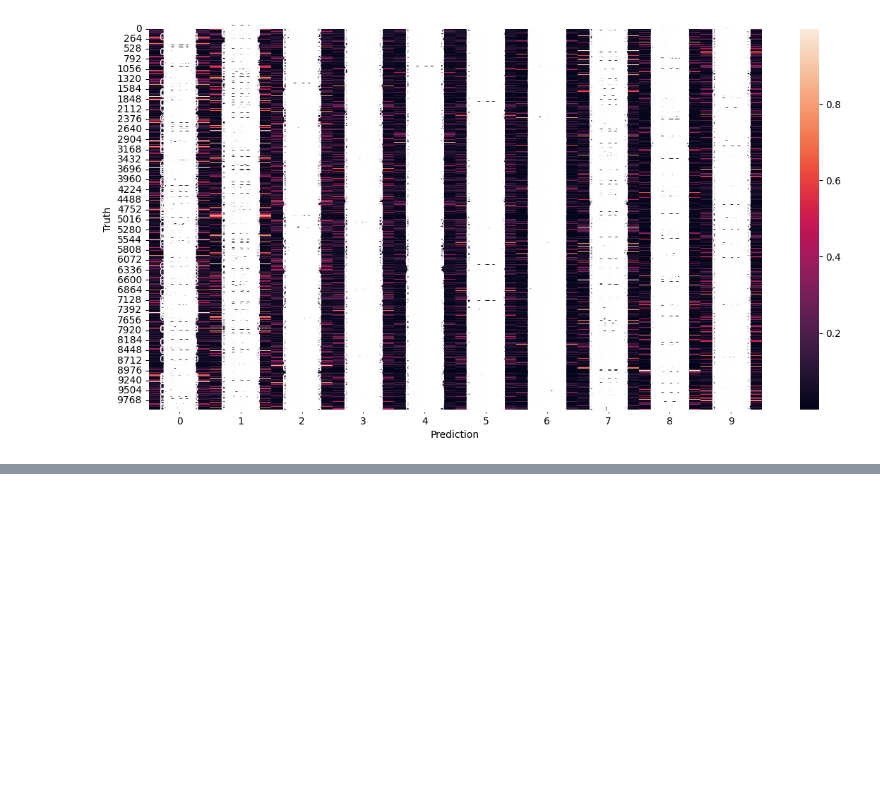
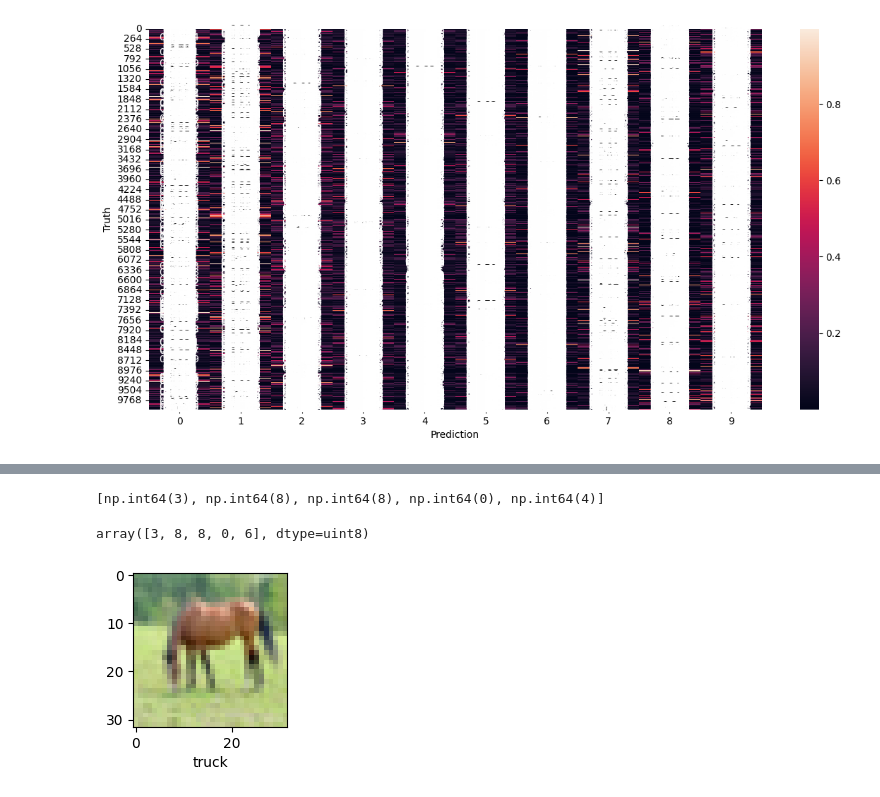
Before and after one commit to dilancodecircle-star/ML-projects-, a Jupyter notebook: image classification.ipynb, the cells around one changed output, grey strips where cells are left out. Saved outputs shown, nothing was run; the diff lists cells and outputs as text; code cells hidden in the pictures; blank space fills up the shorter version.

Commit message:
get output by usng test data

```diff
--- a/image classification.ipynb
+++ b/image classification.ipynb
@@ -22,7 +22,7 @@ y_train = y_train.reshape(-1)
 # %%
 y_test = y_test.reshape(-1)
 # %%
-classes = ['airplane' , 'automobile' , 'bird' , 'cat' , 'deer' , 'dog' , 'frog' , 'truck']
+classes = ['airplane' , 'automobile' , 'bird' , 'cat' , 'deer' , 'dog' , 'frog' , 'truck' , 'man' , 'woman' , 'rock']
 # %%
 def plot_sample(x ,y , index):
     plt.figure(figsize = (15,2))
@@ -114,0 +175,13 @@ cnn = models.Sequential([
+# %%
+y_classes = [np.argmax(element) for element in y_predicition]
+y_classes[:5]
+# %% [output]
+[np.int64(3), np.int64(8), np.int64(8), np.int64(0), np.int64(4)]
+# %%
+y_test[:5]
+# %% [output]
+array([3, 8, 8, 0, 6], dtype=uint8)
+# %%
+plot_sample(x_test , y_test , 60)
+# %% [output]
+[figure, added]
```
Also changed, not shown: parts of 11 cells of this notebook.
